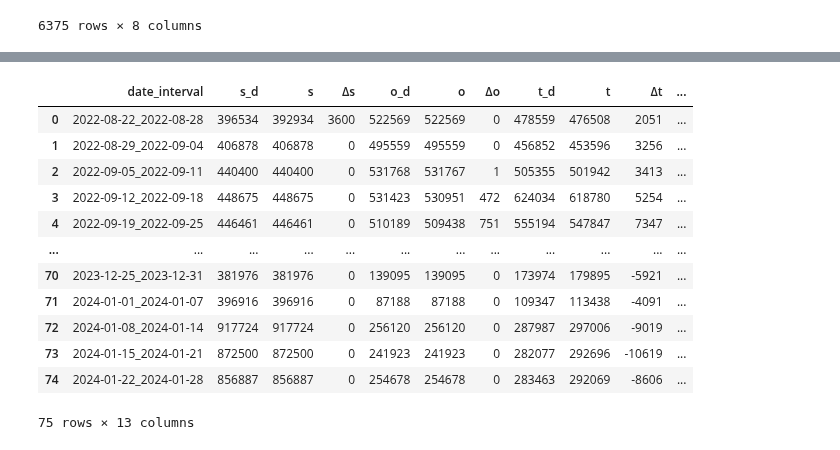
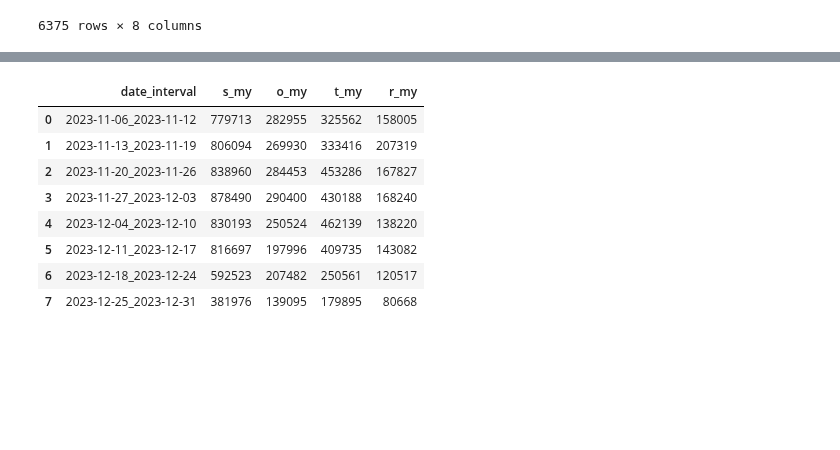
Before and after one commit to s-eremeev/eremeev, a Jupyter notebook: work/scripts/validation_tsifrimed.ipynb, the cells around one changed output, grey strips where cells are left out. Drawn from its saved outputs; the diff is of its cells as text; code cells hidden in the pictures; blank space fills up the shorter version.

```diff
--- a/work/scripts/validation_tsifrimed.ipynb
+++ b/work/scripts/validation_tsifrimed.ipynb
@@ -984,16 +996,61 @@ df_test["Δr"] = df_test["r_d"] - df_test["r"]
-# %%
-df_test
-# %% [output]
-|  | date_interval | s_d | s | Δs | o_d | o | Δo | t_d | t | Δt | ... |
-| 0 | 2022-08-22_2022-08-28 | 396534 | 392934 | 3600 | 522569 | 522569 | 0 | 478559 | 476508 | 2051 | ... |
-| 1 | 2022-08-29_2022-09-04 | 406878 | 406878 | 0 | 495559 | 495559 | 0 | 456852 | 453596 | 3256 | ... |
-| 2 | 2022-09-05_2022-09-11 | 440400 | 440400 | 0 | 531768 | 531767 | 1 | 505355 | 501942 | 3413 | ... |
-| 3 | 2022-09-12_2022-09-18 | 448675 | 448675 | 0 | 531423 | 530951 | 472 | 624034 | 618780 | 5254 | ... |
-| 4 | 2022-09-19_2022-09-25 | 446461 | 446461 | 0 | 510189 | 509438 | 751 | 555194 | 547847 | 7347 | ... |
-| ... | ... | ... | ... | ... | ... | ... | ... | ... | ... | ... | ... |
-| 70 | 2023-12-25_2023-12-31 | 381976 | 381976 | 0 | 139095 | 139095 | 0 | 173974 | 179895 | -5921 | ... |
-| 71 | 2024-01-01_2024-01-07 | 396916 | 396916 | 0 | 87188 | 87188 | 0 | 109347 | 113438 | -4091 | ... |
-| 72 | 2024-01-08_2024-01-14 | 917724 | 917724 | 0 | 256120 | 256120 | 0 | 287987 | 297006 | -9019 | ... |
-| 73 | 2024-01-15_2024-01-21 | 872500 | 872500 | 0 | 241923 | 241923 | 0 | 282077 | 292696 | -10619 | ... |
-| 74 | 2024-01-22_2024-01-28 | 856887 | 856887 | 0 | 254678 | 254678 | 0 | 283463 | 292069 | -8606 | ... |
-75 rows × 13 columns
+# %%
+# загрузка моей предрасчитанной статистики с 6 ноября по 31 декабря
+# без Байконура и ФМБА, но с Кемской волостью
+
+stat_11_12_path = "C:/work/comparison_error_successful/data_11_12/data_11-12_weeks.csv"
+
+df_stat_11_12 = pd.read_csv(stat_11_12_path, sep=";")
+# без Кемской волости
+df_stat_11_12 = df_stat_11_12[df_stat_11_12["real_region_name"] != "Кемская волость"]
+
+
+df_stat_11_12["date"] = pd.to_datetime(df_stat_11_12["date"], format="%d.%m.%Y")
+
+
+df_stat_11_12_p = (
+    pd.pivot_table(
+        df_stat_11_12, index="date", columns="type", values="value", aggfunc="sum"
+    )
+    .reset_index()
+    .rename_axis(None, axis=1)
+)
+
+df_stat_11_12_int = pd.DataFrame()
+for i in range(0, df_stat_11_12_p.shape[0] // 7 * 7, 7):
+    index_list = [x for x in range(i, i + 7)]
+    df_tmp = df_stat_11_12_p.iloc[index_list]
+    date_begin = df_tmp["date"].min()
+    date_end = df_tmp["date"].max()
+    date_interval = (
+        date_begin.strftime("%Y-%m-%d") + "_" + date_end.strftime("%Y-%m-%d")
+    )
+    df_tmp["date_interval"] = date_interval
+    df_stat_11_12_int = pd.concat([df_stat_11_12_int, df_tmp])
+df_stat_11_12_int = df_stat_11_12_int.rename(
+    columns={
+        "Организационные ошибки": "o_my",
+        "Ошибки ФЭР": "r_my",
+        "Технические ошибки": "t_my",
+        "Успешные записи": "s_my",
+        "Черновики": "d_my",
+    }
+)
+df_stat_11_12_group = (
+    df_stat_11_12_int[["date_interval", "o_my", "r_my", "t_my", "s_my", "d_my"]]
+    .groupby("date_interval")
+    .sum()
+)
+df_stat_11_12_group = df_stat_11_12_group[
+    ["s_my", "o_my", "t_my", "r_my"]
+].reset_index()
+df_stat_11_12_group
+# %% [output]
+|  | date_interval | s_my | o_my | t_my | r_my |
+| 0 | 2023-11-06_2023-11-12 | 779713 | 282955 | 325562 | 158005 |
+| 1 | 2023-11-13_2023-11-19 | 806094 | 269930 | 333416 | 207319 |
+| 2 | 2023-11-20_2023-11-26 | 838960 | 284453 | 453286 | 167827 |
+| 3 | 2023-11-27_2023-12-03 | 878490 | 290400 | 430188 | 168240 |
+| 4 | 2023-12-04_2023-12-10 | 830193 | 250524 | 462139 | 138220 |
+| 5 | 2023-12-11_2023-12-17 | 816697 | 197996 | 409735 | 143082 |
+| 6 | 2023-12-18_2023-12-24 | 592523 | 207482 | 250561 | 120517 |
+| 7 | 2023-12-25_2023-12-31 | 381976 | 139095 | 179895 | 80668 |
```
Also changed, not shown: parts of 17 cells of this notebook, 1 other file.
